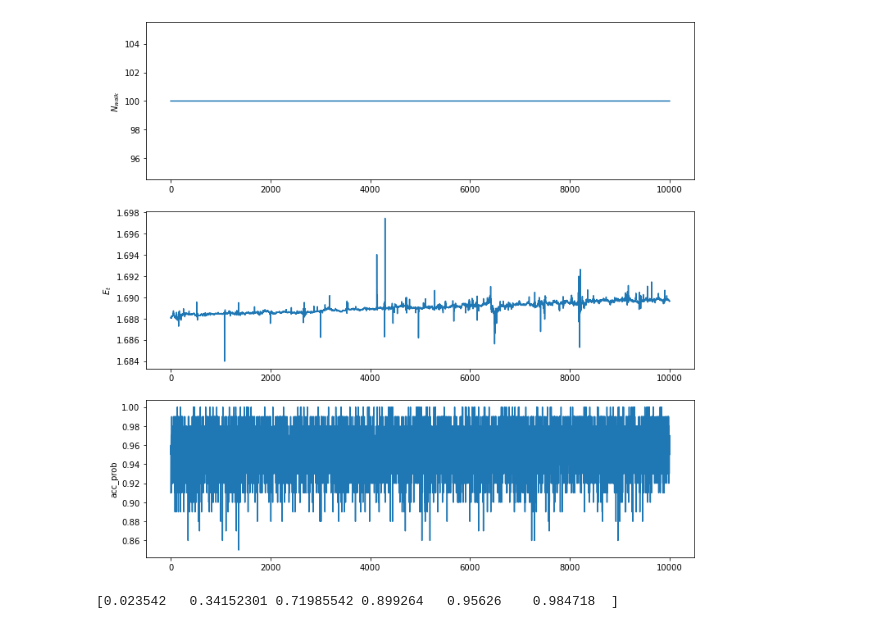
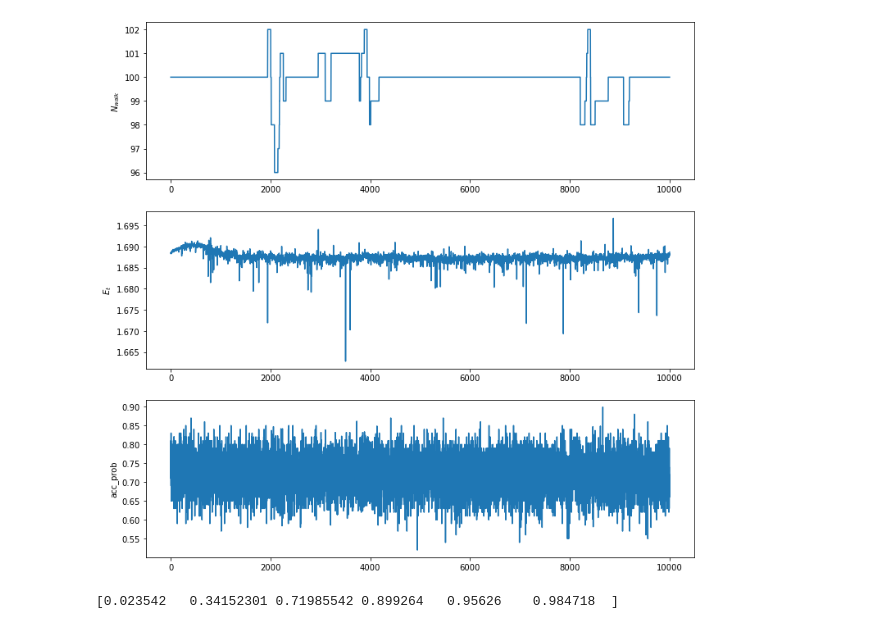
Before and after one commit to Matteo-Quinzi/BEC_MC, a Jupyter notebook: dmc_calculations_dt/Untitled.ipynb, the cells around one changed output. Saved outputs shown, nothing was run; the diff lists cells and outputs as text; code cells hidden in the pictures.

```diff
--- a/dmc_calculations_dt/Untitled.ipynb
+++ b/dmc_calculations_dt/Untitled.ipynb
@@ -1,27 +1,27 @@
 # %%
 #Single run graph
 import numpy as np
 import matplotlib.pyplot as plt
 
-run_id = 4
+run_id = 2
 data = np.genfromtxt('equilibration_%d.out' % run_id, skip_header=1)
 
 steps = data[:,0]
 Nt = data[:,1]
 Et = data[:,2]
 acc_prob = data[:,3]
 
 fig ,ax = plt.subplots(3,1, figsize=(12,12))
 _ = ax[0].set_ylabel(r'$N_{walk}$')
 _ = ax[0].plot(steps, Nt)
 
 _ = ax[1].set_ylabel(r'$E_t$')
 _ = ax[1].plot(steps, Et)
 
 _ = ax[2].set_ylabel('acc_prob')
 _ = ax[2].plot(steps, acc_prob)
 # %% [output]
-[figure, old version]
+[figure, new version]
 # %%
 #Many run comparison
 import numpy as np
```
Also changed, not shown: 21 other files.
